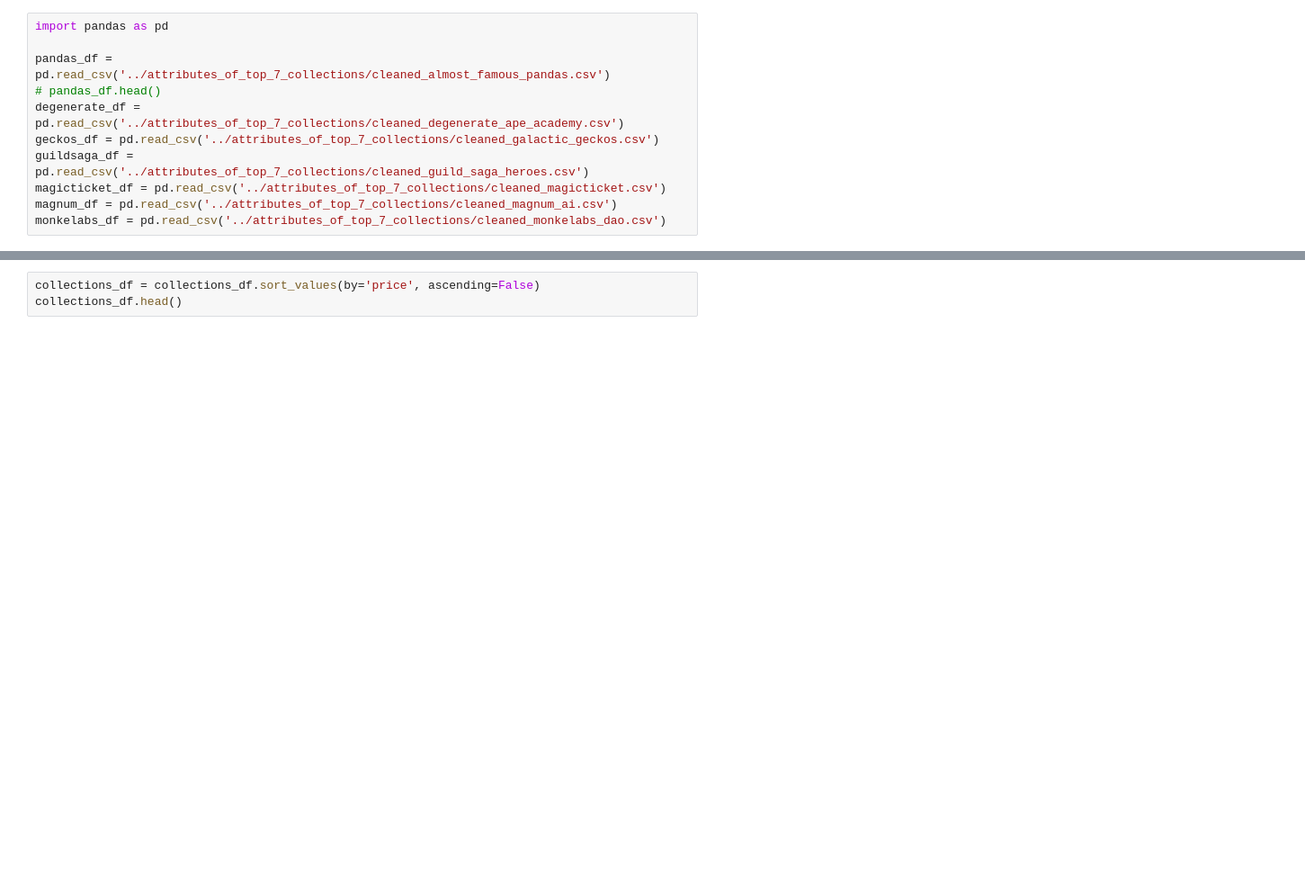
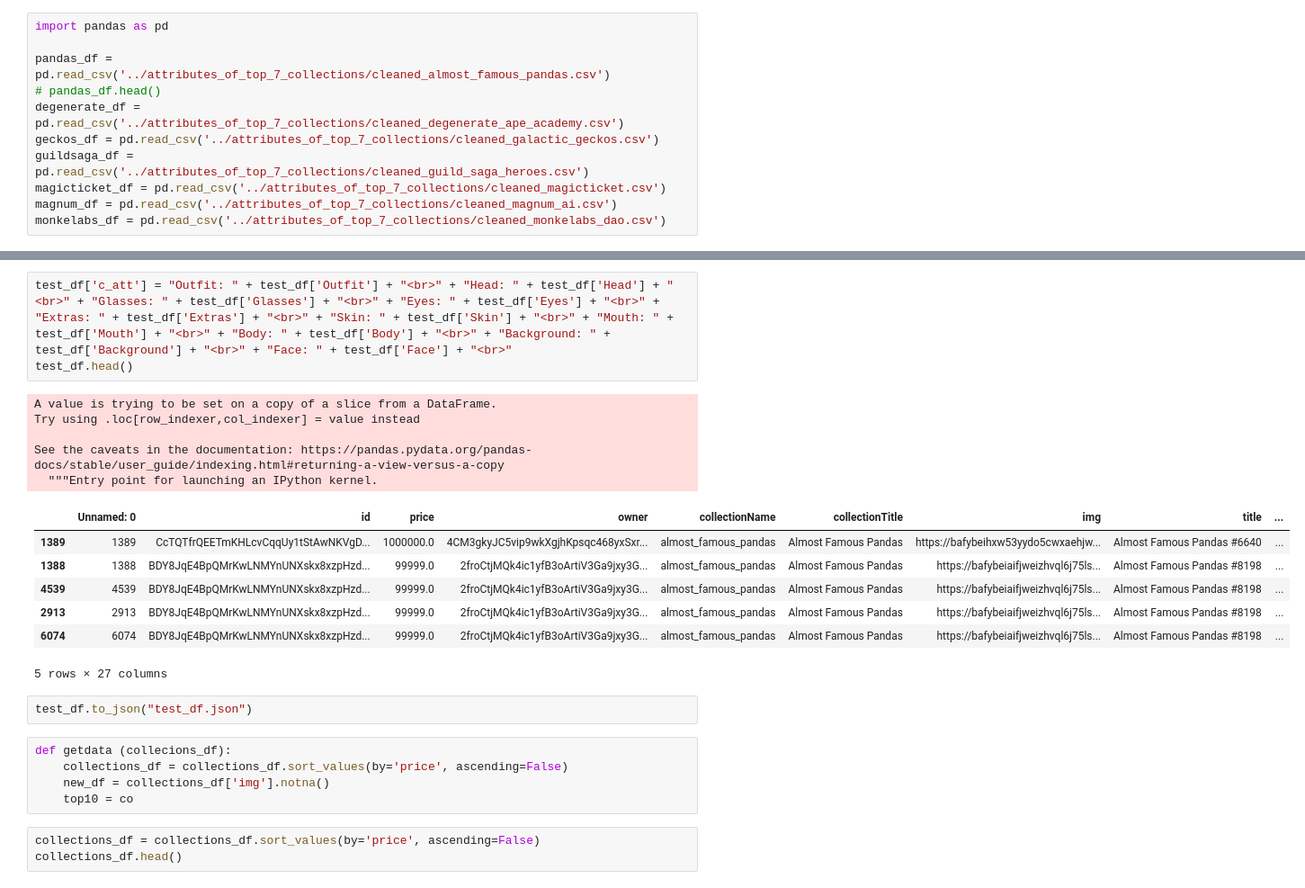
Before and after one commit to helen3121433/UCB_NFT_Project, a Jupyter notebook: json_js_plotly/Top10_price_plotly.ipynb, the cells around one changed output, grey strips where cells are left out. Shown at 90% size. Saved outputs shown, nothing was run; the diff lists cells and outputs as text; blank space fills up the shorter version.

```diff
--- a/json_js_plotly/Top10_price_plotly.ipynb
+++ b/json_js_plotly/Top10_price_plotly.ipynb
@@ -92,3 +60,26 @@ def getdata (collecions_df):
+# %%
+test_df['c_att'] = "Outfit: " + test_df['Outfit'] + "<br>" + "Head: " + test_df['Head'] + "<br>" + "Glasses: " + test_df['Glasses'] + "<br>" + "Eyes: " + test_df['Eyes'] + "<br>" + "Extras: " + test_df['Extras'] + "<br>" + "Skin: " + test_df['Skin'] + "<br>" + "Mouth: " + test_df['Mouth'] + "<br>" + "Body: " + test_df['Body'] + "<br>" + "Background: " + test_df['Background'] + "<br>" + "Face: " + test_df['Face'] + "<br>"
+test_df.head()
+# %% [output]
+A value is trying to be set on a copy of a slice from a DataFrame.
+Try using .loc[row_indexer,col_indexer] = value instead
+
+See the caveats in the documentation: https://pandas.pydata.org/pandas-docs/stable/user_guide/indexing.html#returning-a-view-versus-a-copy
+  """Entry point for launching an IPython kernel.
+|  | Unnamed: 0 | id | price | owner | collectionName | collectionTitle | img | title | ... |
+| 1389 | 1389 | CcTQTfrQEETmKHLcvCqqUy1tStAwNKVgD... | 1000000.0 | 4CM3gkyJC5vip9wkXgjhKpsqc468yxSxr... | almost_famous_pandas | Almost Famous Pandas | https://bafybeihxw53yydo5cwxaehjw... | Almost Famous Pandas #6640 | ... |
+| 1388 | 1388 | BDY8JqE4BpQMrKwLNMYnUNXskx8xzpHzd... | 99999.0 | 2froCtjMQk4ic1yfB3oArtiV3Ga9jxy3G... | almost_famous_pandas | Almost Famous Pandas | https://bafybeiaifjweizhvql6j75ls... | Almost Famous Pandas #8198 | ... |
+| 4539 | 4539 | BDY8JqE4BpQMrKwLNMYnUNXskx8xzpHzd... | 99999.0 | 2froCtjMQk4ic1yfB3oArtiV3Ga9jxy3G... | almost_famous_pandas | Almost Famous Pandas | https://bafybeiaifjweizhvql6j75ls... | Almost Famous Pandas #8198 | ... |
+| 2913 | 2913 | BDY8JqE4BpQMrKwLNMYnUNXskx8xzpHzd... | 99999.0 | 2froCtjMQk4ic1yfB3oArtiV3Ga9jxy3G... | almost_famous_pandas | Almost Famous Pandas | https://bafybeiaifjweizhvql6j75ls... | Almost Famous Pandas #8198 | ... |
+| 6074 | 6074 | BDY8JqE4BpQMrKwLNMYnUNXskx8xzpHzd... | 99999.0 | 2froCtjMQk4ic1yfB3oArtiV3Ga9jxy3G... | almost_famous_pandas | Almost Famous Pandas | https://bafybeiaifjweizhvql6j75ls... | Almost Famous Pandas #8198 | ... |
+5 rows × 27 columns
+# %%
+test_df.to_json("test_df.json")
+# %%
+def getdata (collecions_df):
+    collections_df = collections_df.sort_values(by='price', ascending=False)
+    new_df = collections_df['img'].notna()
+    top10 = co
 # %%
 collections_df = collections_df.sort_values(by='price', ascending=False)
 collections_df.head()
```
Also changed, not shown: parts of 9 cells of this notebook, 1 other file.
